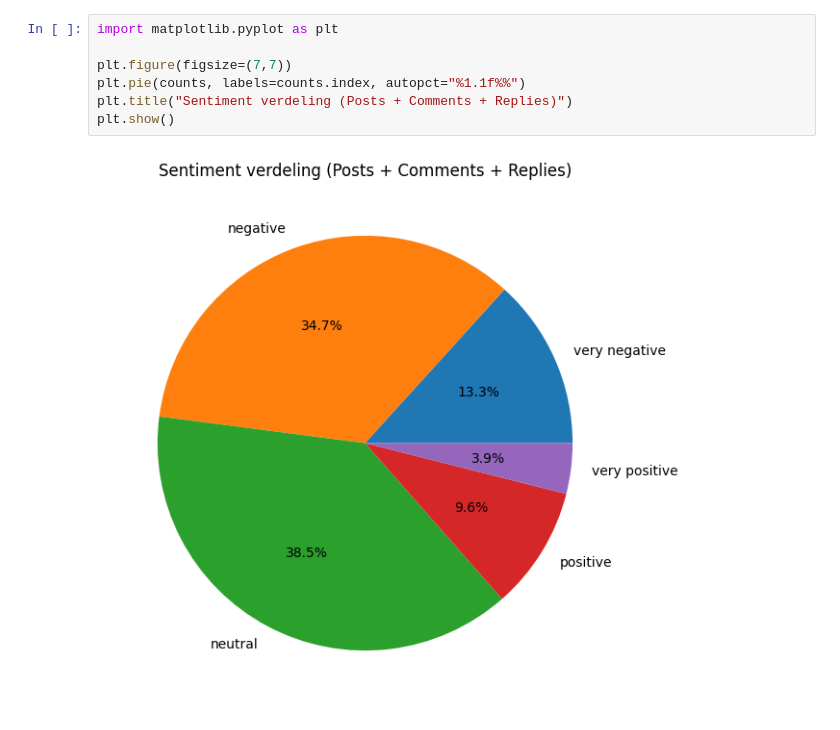
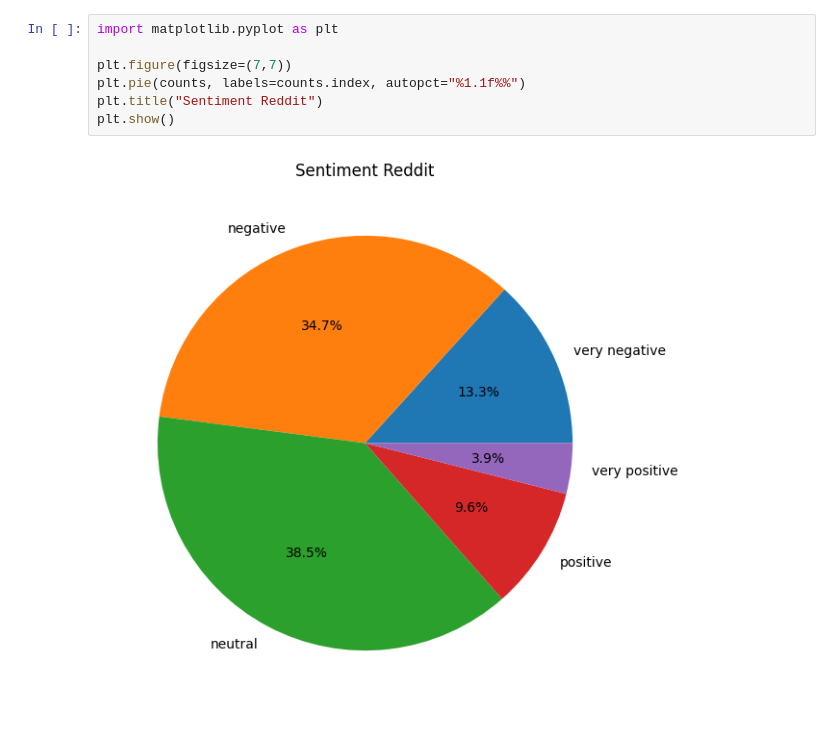
Before and after one commit to ManzerX/radical, a Jupyter notebook: analyse_fase-kenmerken_onderzoek/Sentiment/Sentiment-analyse-reddit.ipynb, the cells around one changed output. Drawn from its saved outputs; the diff is of its cells as text.

```diff
--- a/analyse_fase-kenmerken_onderzoek/Sentiment/Sentiment-analyse-reddit.ipynb
+++ b/analyse_fase-kenmerken_onderzoek/Sentiment/Sentiment-analyse-reddit.ipynb
@@ -83,12 +83,12 @@ pd.crosstab(df["level"], df["sentiment"]).reindex(columns=order)
 # %%
 import matplotlib.pyplot as plt
 
 plt.figure(figsize=(7,7))
 plt.pie(counts, labels=counts.index, autopct="%1.1f%%")
-plt.title("Sentiment verdeling (Posts + Comments + Replies)")
+plt.title("Sentiment Reddit")
 plt.show()
 # %% [output]
-[figure, old version]
+[figure, new version]
 # %%
 order = ["very negative", "negative", "neutral", "positive", "very positive"]
 
```
Also changed, not shown: parts of 5 cells of this notebook, 4 other files.
